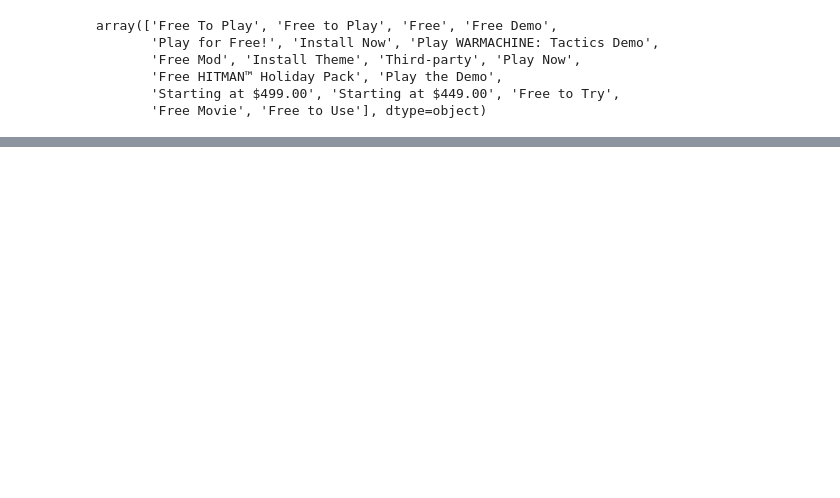
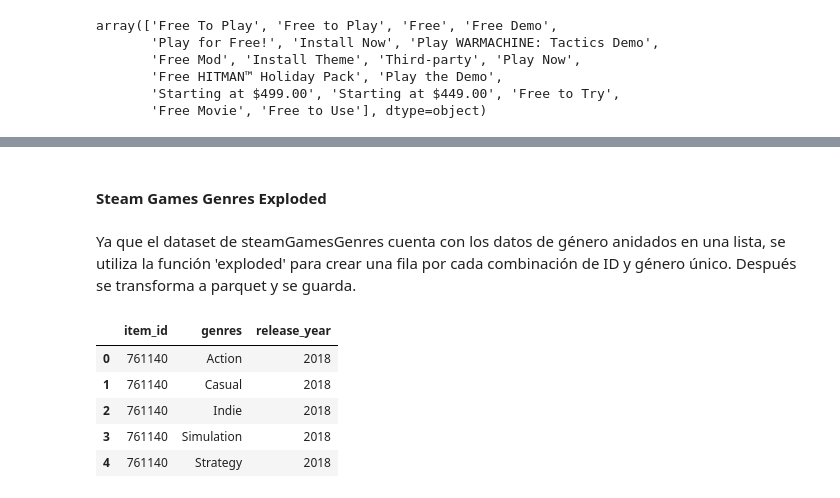
Before and after one commit to JBSosa/MLOps-Steam, a Jupyter notebook: Notebooks/ETL.ipynb, the cells around one changed output, grey strips where cells are left out. Cells and saved outputs as stored; diff of their text form; code cells hidden in the pictures; blank space fills up the shorter version.

```diff
--- a/Notebooks/ETL.ipynb
+++ b/Notebooks/ETL.ipynb
@@ -56,3 +119,14 @@ steamGamesGenresDf.to_parquet('data/steamGamesGenres.parquet',index = False)
+# %% [markdown]
+<H4>Steam Games Genres Exploded
+# %% [markdown]
+Ya que el dataset de steamGamesGenres cuenta con los datos de género anidados en una lista, se utiliza la función 'exploded' para crear una fila por cada combinación de ID y género único. Después se transforma a parquet y se guarda.
 # %%
 steamGamesGenresExplodedDf = steamGamesGenresDf.explode('genres').reset_index(drop=True)
-steamGamesGenresExplodedDf.to_parquet('data/steamGamesGenresExploded.parquet',index = False)
+steamGamesGenresExplodedDf.head()
+# %% [output]
+|  | item_id | genres | release_year |
+| 0 | 761140 | Action | 2018 |
+| 1 | 761140 | Casual | 2018 |
+| 2 | 761140 | Indie | 2018 |
+| 3 | 761140 | Simulation | 2018 |
+| 4 | 761140 | Strategy | 2018 |
```
Also changed, not shown: parts of 73 cells of this notebook, 5 other files.
